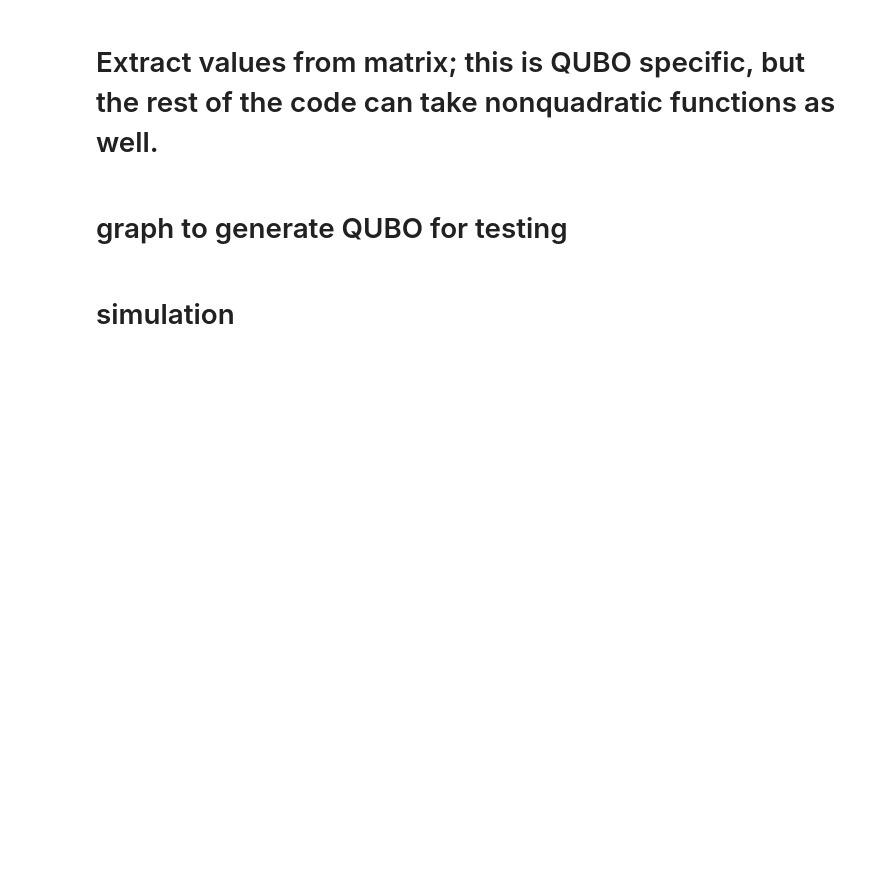
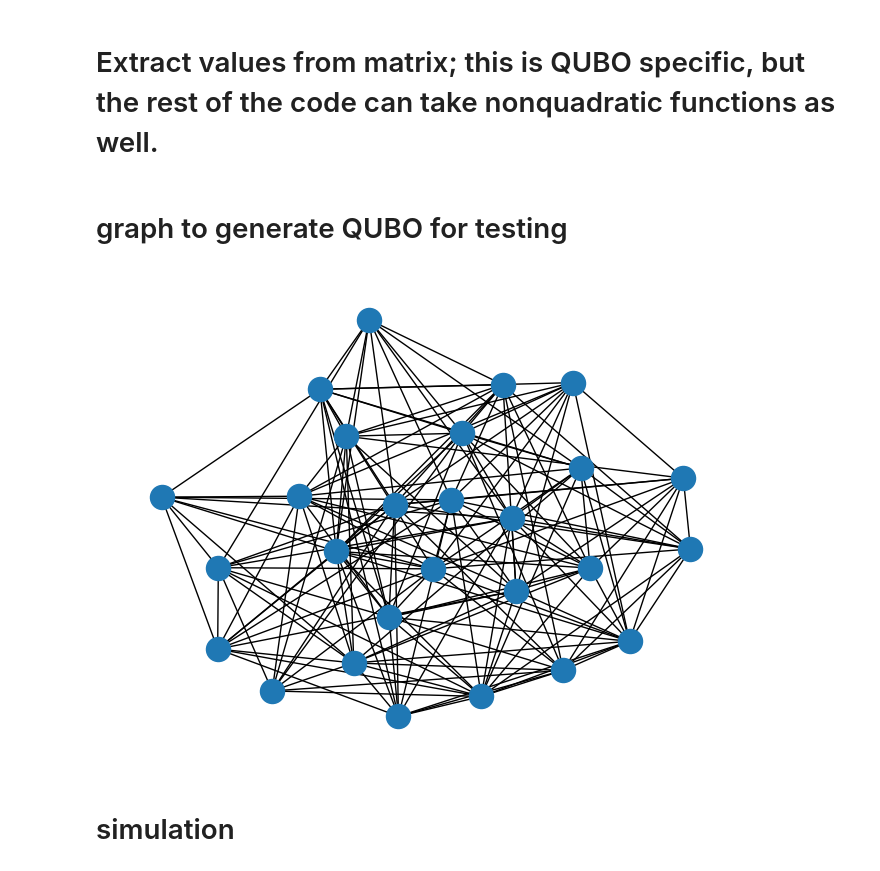
Before and after one commit to akos-nagy/FPGAS_for_QUBO, a Jupyter notebook: code/FPGAS_testing.ipynb, the cells around one changed output. Saved outputs shown, nothing was run; the diff lists cells and outputs as text; code cells hidden in the pictures; blank space fills up the shorter version.

```diff
--- a/code/FPGAS_testing.ipynb
+++ b/code/FPGAS_testing.ipynb
@@ -40,14 +37,16 @@ def gas_updater(p, m, p0, cdf_inv):
 # %%
 # random, connected graph
 NumberOfVertices, EdgeProbability = 27, 5e-1
 Graph = nx.erdos_renyi_graph(NumberOfVertices, EdgeProbability)
-#while not nx.is_connected(Graph):
-#    Graph = nx.erdos_renyi_graph(NumberOfVertices, EdgeProbability)
-#nx.draw(Graph, with_labels=False)
+while not nx.is_connected(Graph):
+    Graph = nx.erdos_renyi_graph(NumberOfVertices, EdgeProbability)
+nx.draw(Graph, with_labels=False)
 GraphLaplacian = jnp.array(nx.laplacian_matrix(Graph).toarray())
 NumberOfEdges = jnp.trace(GraphLaplacian) >> 1
 
 # let's get rid of the vertex with the highest degree; this step is not necessary, but saves one bit
 maxdegvertex = jnp.argmax(jnp.diag(GraphLaplacian))
 Q = jnp.delete(jnp.delete(GraphLaplacian, maxdegvertex, 0), maxdegvertex, 1)
+# %% [output]
+[figure, added]
 # %%
```
Also changed, not shown: parts of 23 cells of this notebook.
